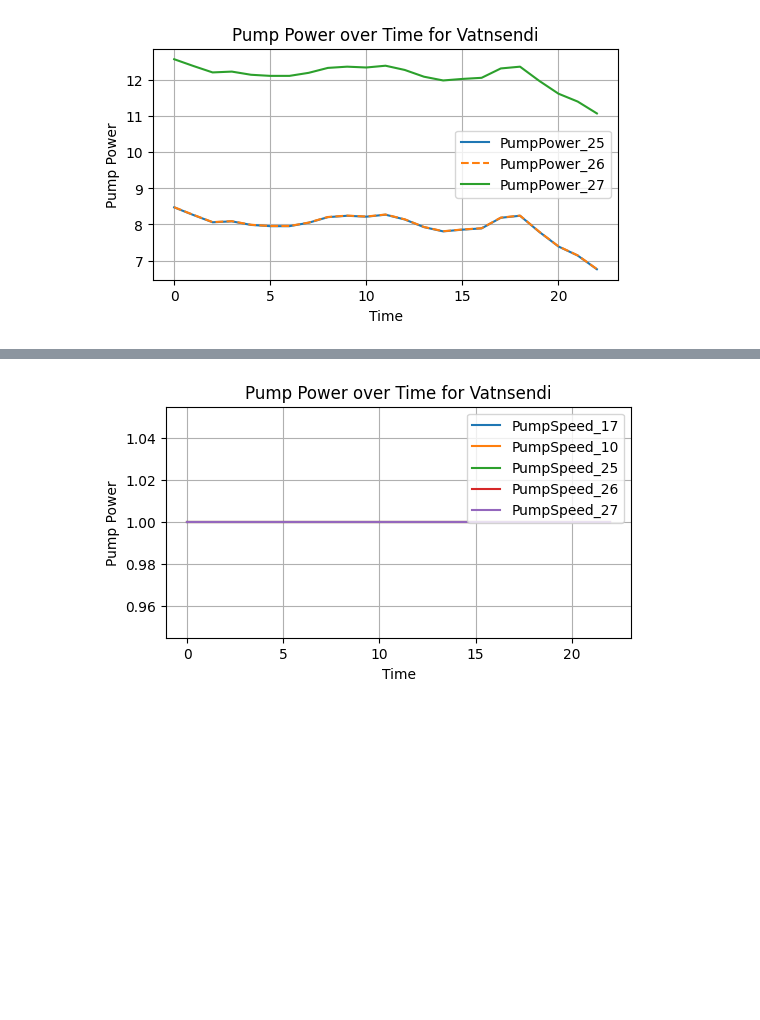
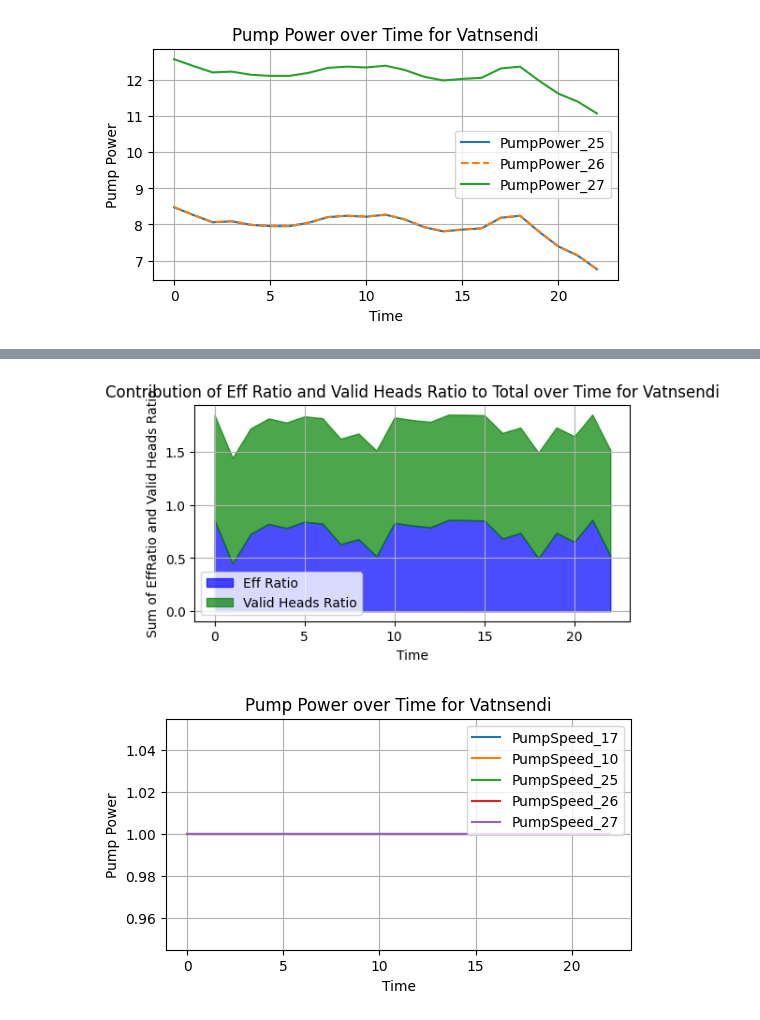
Before and after one commit to frodibrooks/OptimisedHeating, a Jupyter notebook: validation/plot_validation.ipynb, the cells around one changed output, grey strips where cells are left out. Saved outputs shown, nothing was run; the diff lists cells and outputs as text; code cells hidden in the pictures; blank space fills up the shorter version.

Commit message:
validation skrýtin

```diff
--- a/validation/plot_validation.ipynb
+++ b/validation/plot_validation.ipynb
@@ -137,3 +134,29 @@ plt.show()
+# %%
+import matplotlib.pyplot as plt
+
+
+# Create a new column for the sum of EffRatio and ValidHeadsRatio
+agent_results_df['Total'] = agent_results_df['EffRatio'] + agent_results_df['ValidHeadsRatio']
+
+plt.figure(figsize=(6, 3))
+
+# Plot the stacked area chart
+plt.fill_between(agent_results_df.index, 0, agent_results_df['EffRatio'], label='Eff Ratio', color='blue', alpha=0.7)
+plt.fill_between(agent_results_df.index, agent_results_df['EffRatio'], agent_results_df['Total'], label='Valid Heads Ratio', color='green', alpha=0.7)
+
+# Add labels and title
+plt.xlabel("Time")
+plt.ylabel("Sum of EffRatio and Valid Heads Ratio")
+plt.title("Contribution of Eff Ratio and Valid Heads Ratio to Total over Time for Vatnsendi")
+plt.grid(True)
+
+# Display the legend
+plt.legend()
+
+# Show the plot
+plt.show()
+# %% [output]
+[figure, added]
 # %%
 
 plt.figure(figsize=(6, 3))
```
Also changed, not shown: parts of 6 cells of this notebook, 3 other files.
